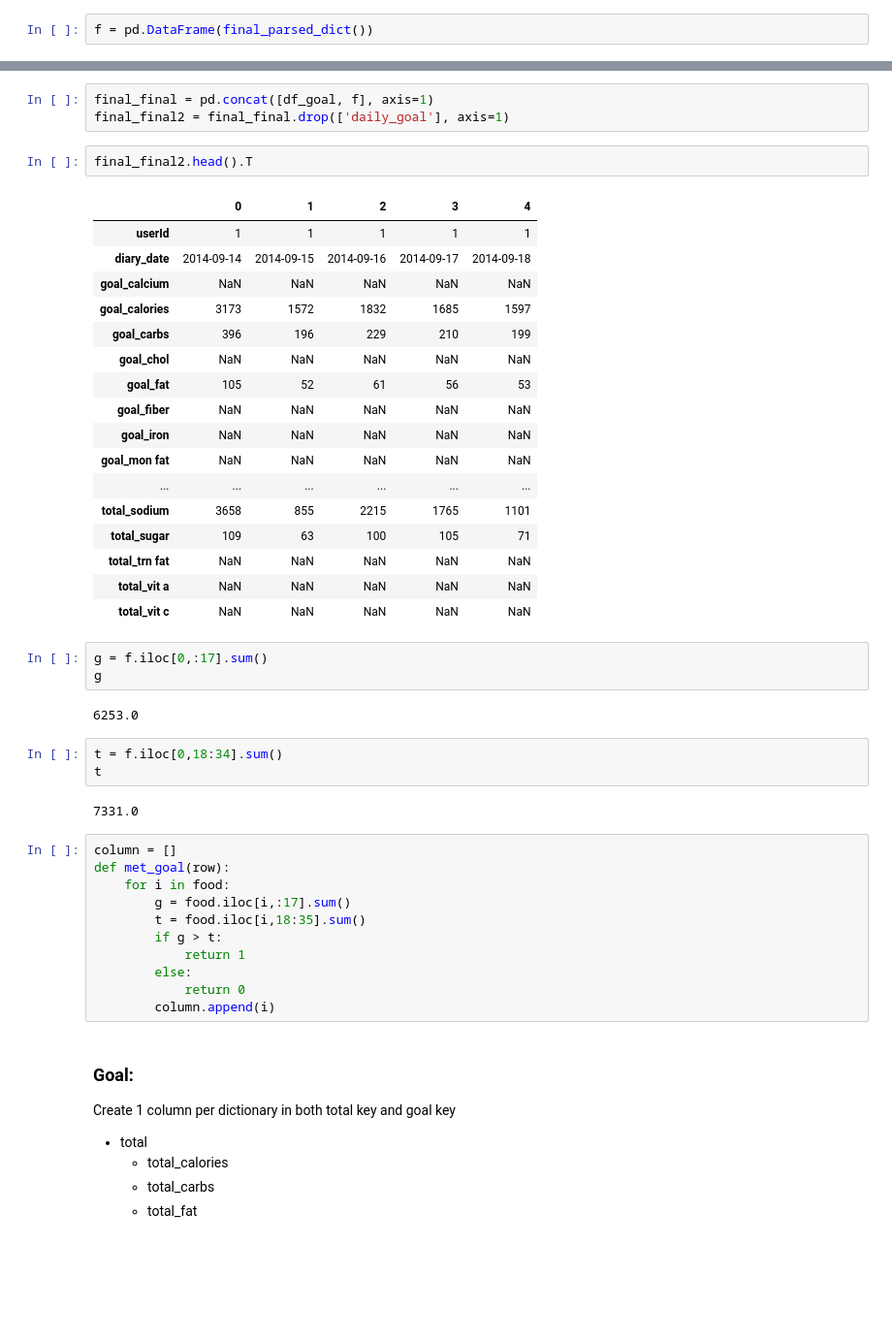
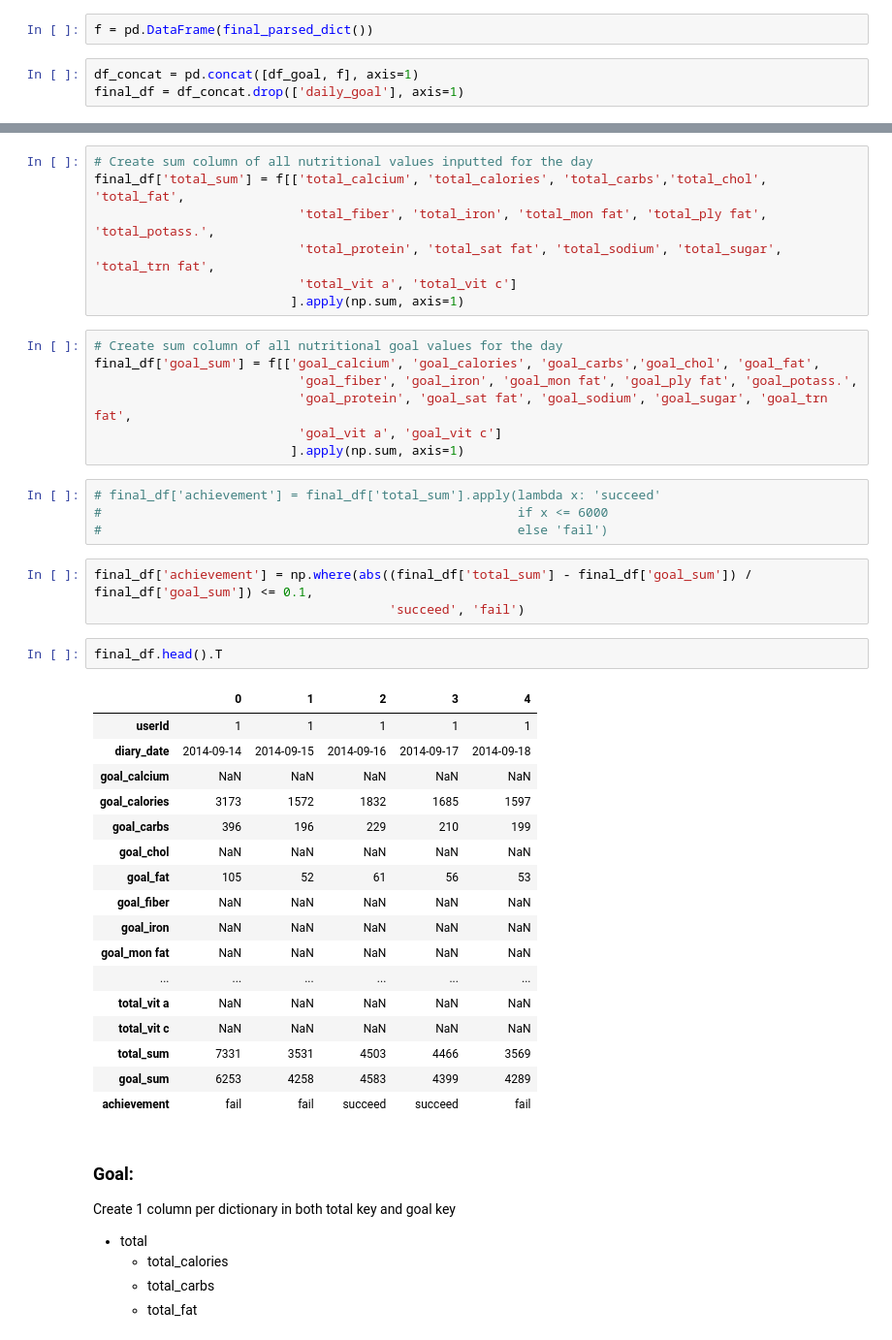
Before and after one commit to rokaandy/mfp-nutrition-survival-analysis, a Jupyter notebook: nutrition.ipynb, the cells around one changed output, grey strips where cells are left out. Shown at 97% size. Saved outputs shown, nothing was run; the diff lists cells and outputs as text; blank space fills up the shorter version.

Commit message:
create full dataframe with target variable

```diff
--- a/nutrition.ipynb
+++ b/nutrition.ipynb
@@ -110,4 +110,7 @@ def final_parsed_dict():
     return results
 # %%
 f = pd.DataFrame(final_parsed_dict())
+# %%
+df_concat = pd.concat([df_goal, f], axis=1)
+final_df = df_concat.drop(['daily_goal'], axis=1)
 # %%
@@ -130,50 +133,47 @@ f.head().T
 | total_trn fat | NaN | NaN | NaN | NaN | NaN |
 | total_vit a | NaN | NaN | NaN | NaN | NaN |
 | total_vit c | NaN | NaN | NaN | NaN | NaN |
-# %%
-final_final = pd.concat([df_goal, f], axis=1)
-final_final2 = final_final.drop(['daily_goal'], axis=1)
+# %%
+# Create sum column of all nutritional values inputted for the day
+final_df['total_sum'] = f[['total_calcium', 'total_calories', 'total_carbs','total_chol', 'total_fat',
+                           'total_fiber', 'total_iron', 'total_mon fat', 'total_ply fat', 'total_potass.',
+                           'total_protein', 'total_sat fat', 'total_sodium', 'total_sugar', 'total_trn fat',
+                           'total_vit a', 'total_vit c']
+                          ].apply(np.sum, axis=1)
+# %%
+# Create sum column of all nutritional goal values for the day
+final_df['goal_sum'] = f[['goal_calcium', 'goal_calories', 'goal_carbs','goal_chol', 'goal_fat',
+                           'goal_fiber', 'goal_iron', 'goal_mon fat', 'goal_ply fat', 'goal_potass.',
+                           'goal_protein', 'goal_sat fat', 'goal_sodium', 'goal_sugar', 'goal_trn fat',
+                           'goal_vit a', 'goal_vit c']
+                          ].apply(np.sum, axis=1)
+# %%
+# final_df['achievement'] = final_df['total_sum'].apply(lambda x: 'succeed'
+#                                                       if x <= 6000
+#                                                       else 'fail')
+# %%
+final_df['achievement'] = np.where(abs((final_df['total_sum'] - final_df['goal_sum']) / final_df['goal_sum']) <= 0.1,
+                                       'succeed', 'fail')
 # %%
-final_final2.head().T
+final_df.head().T
 # %% [output]
 |  | 0 | 1 | 2 | 3 | 4 |
 | userId | 1 | 1 | 1 | 1 | 1 |
 | diary_date | 2014-09-14 | 2014-09-15 | 2014-09-16 | 2014-09-17 | 2014-09-18 |
 | goal_calcium | NaN | NaN | NaN | NaN | NaN |
 | goal_calories | 3173 | 1572 | 1832 | 1685 | 1597 |
 | goal_carbs | 396 | 196 | 229 | 210 | 199 |
 | goal_chol | NaN | NaN | NaN | NaN | NaN |
 | goal_fat | 105 | 52 | 61 | 56 | 53 |
 | goal_fiber | NaN | NaN | NaN | NaN | NaN |
 | goal_iron | NaN | NaN | NaN | NaN | NaN |
 | goal_mon fat | NaN | NaN | NaN | NaN | NaN |
 | ... | ... | ... | ... | ... | ... |
-| total_sodium | 3658 | 855 | 2215 | 1765 | 1101 |
-| total_sugar | 109 | 63 | 100 | 105 | 71 |
-| total_trn fat | NaN | NaN | NaN | NaN | NaN |
 | total_vit a | NaN | NaN | NaN | NaN | NaN |
 | total_vit c | NaN | NaN | NaN | NaN | NaN |
+| total_sum | 7331 | 3531 | 4503 | 4466 | 3569 |
+| goal_sum | 6253 | 4258 | 4583 | 4399 | 4289 |
+| achievement | fail | fail | succeed | succeed | fail |
-# %%
-g = f.iloc[0,:17].sum()
-g
-# %% [output]
-6253.0
-# %%
-t = f.iloc[0,18:34].sum()
-t
-# %% [output]
-7331.0
-# %%
-column = []
-def met_goal(row):
-    for i in food:
-        g = food.iloc[i,:17].sum()
-        t = food.iloc[i,18:35].sum()
-        if g > t:
-            return 1
-        else:
-            return 0
-        column.append(i)
 # %% [markdown]
 ### Goal:
 Create 1 column per dictionary in both total key and goal key
```
Also changed, not shown: parts of 4 cells of this notebook.
